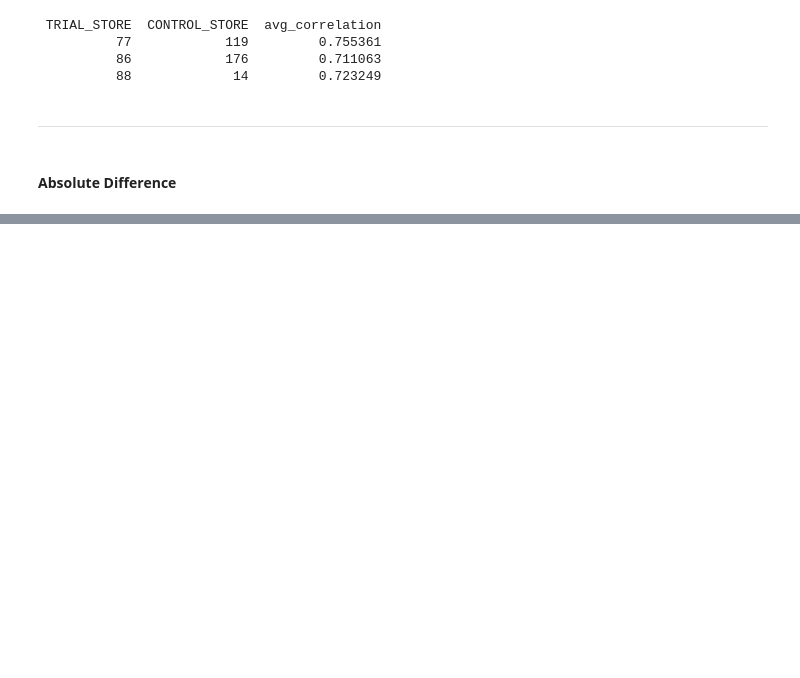
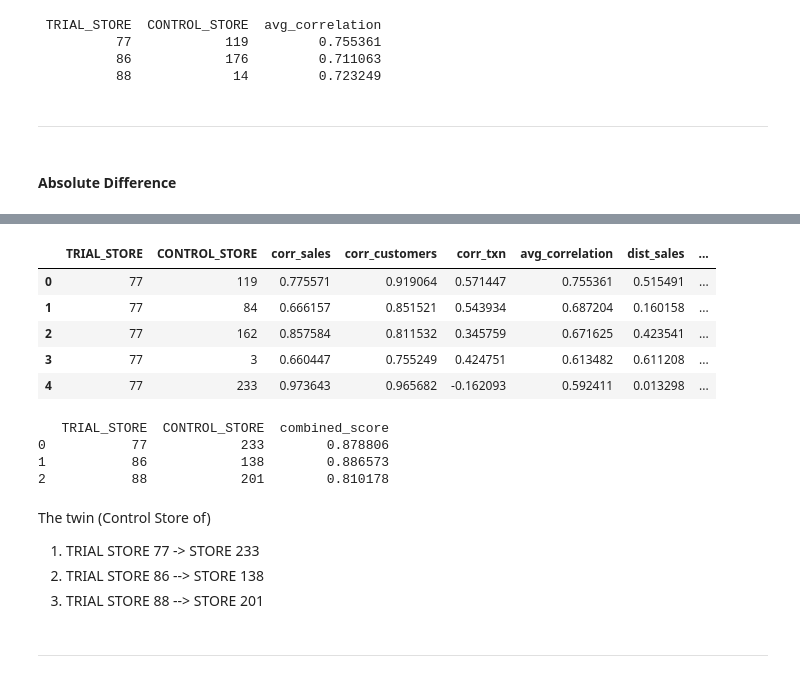
Before and after one commit to Mridul-dhungana/Quantium-Data-Analytics, a Jupyter notebook: Trial and Control stores.ipynb, the cells around one changed output, grey strips where cells are left out. Drawn from its saved outputs; the diff is of its cells as text; code cells hidden in the pictures; blank space fills up the shorter version.

```diff
--- a/Trial and Control stores.ipynb
+++ b/Trial and Control stores.ipynb
@@ -691,0 +728,24 @@ Finding control stores for each trial store 77 (based on magnitude_differnces)
+# %%
+corr_mag_df['corr_normalized']=(corr_mag_df['avg_correlation']+1)/2
+"""
+Original Correlation                    Normalized Correlation
+-1 <- worst                             0 <- Worst
+0<- No correlation                      0.5 <- No correlation
++1 <-- Best Correaltion                 +1 <- Best correlation
+
+"""
+
+corr_mag_df['dist_normalized']=1-corr_mag_df['avg_magnitude_distance']
+
+#Both are now on [0,1] scale where higher=better
+corr_mag_df['combined_score']=(corr_mag_df['corr_normalized']+
+                               corr_mag_df['dist_normalized'])/2
+# %%
+corr_mag_df.head()
+# %% [output]
+|  | TRIAL_STORE | CONTROL_STORE | corr_sales | corr_customers | corr_txn | avg_correlation | dist_sales | ... |
+| 0 | 77 | 119 | 0.775571 | 0.919064 | 0.571447 | 0.755361 | 0.515491 | ... |
+| 1 | 77 | 84 | 0.666157 | 0.851521 | 0.543934 | 0.687204 | 0.160158 | ... |
+| 2 | 77 | 162 | 0.857584 | 0.811532 | 0.345759 | 0.671625 | 0.423541 | ... |
+| 3 | 77 | 3 | 0.660447 | 0.755249 | 0.424751 | 0.613482 | 0.611208 | ... |
+| 4 | 77 | 233 | 0.973643 | 0.965682 | -0.162093 | 0.592411 | 0.013298 | ... |
@@ -691,0 +756,14 @@ Finding control stores for each trial store 77 (based on magnitude_differnces)
+# %%
+print(control_stores_of_trial_stores[['TRIAL_STORE','CONTROL_STORE','combined_score']])
+# %% [output]
+   TRIAL_STORE  CONTROL_STORE  combined_score
+0           77            233        0.878806
+1           86            138        0.886573
+2           88            201        0.810178
+# %% [markdown]
+The twin (Control Store of)<br>
+1. TRIAL STORE 77 -> STORE 233
+1. TRIAL STORE 86 --> STORE 138
+1. TRIAL STORE 88 --> STORE 201
+# %% [markdown]
+---
```
Also changed, not shown: parts of 12 cells of this notebook.
